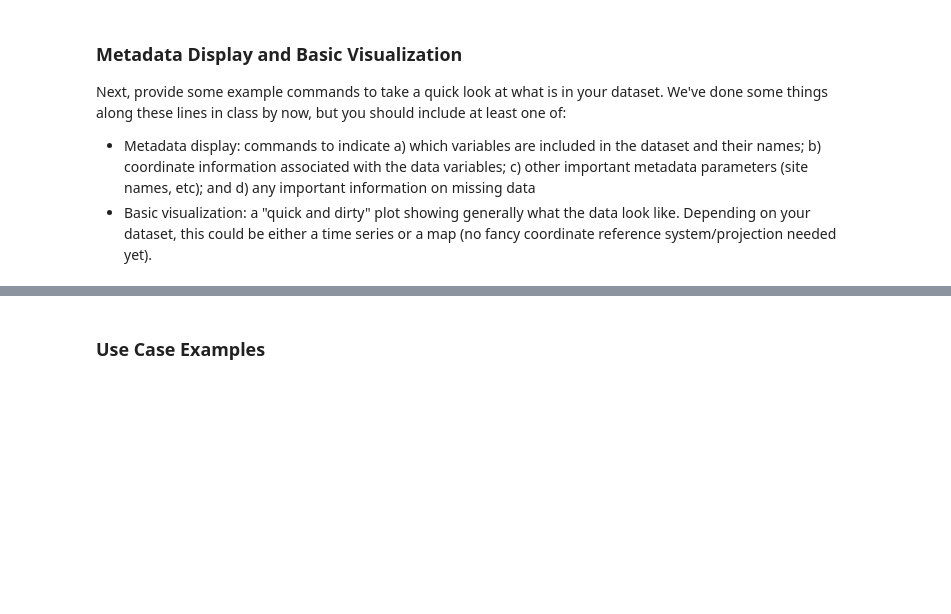
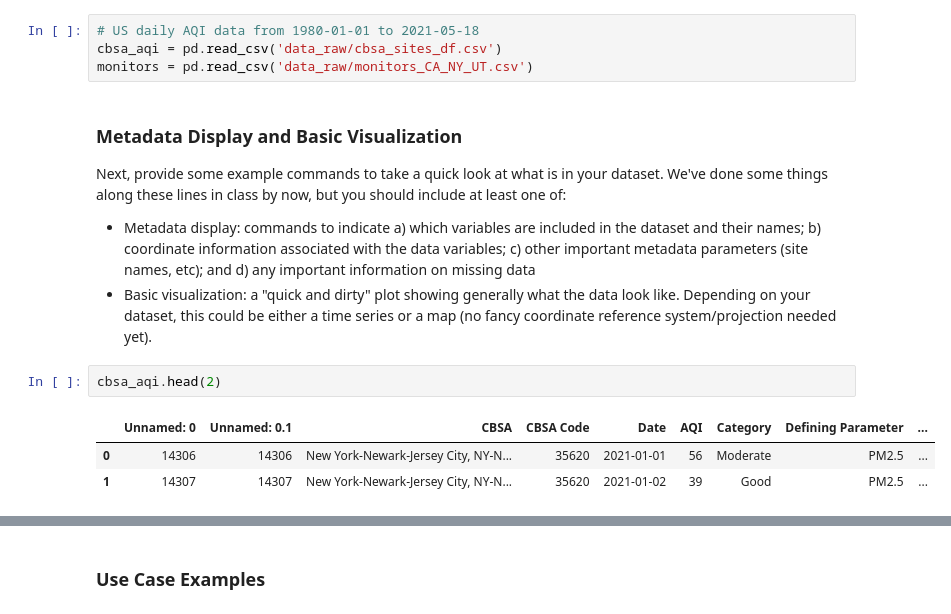
Before and after one commit to aqi-science/notebook, a Jupyter notebook: HW3_template.ipynb, the cells around one changed output, grey strips where cells are left out. Drawn from its saved outputs; the diff is of its cells as text; blank space fills up the shorter version.

```diff
--- a/HW3_template.ipynb
+++ b/HW3_template.ipynb
@@ -89,3 +176,7 @@ _Since we will be running these notebooks in class during Weeks 9 and 10_, here
+# %%
+# US daily AQI data from 1980-01-01 to 2021-05-18
+cbsa_aqi = pd.read_csv('data_raw/cbsa_sites_df.csv')
+monitors = pd.read_csv('data_raw/monitors_CA_NY_UT.csv')
 # %% [markdown]
 <a id='display'></a>
 ### Metadata Display and Basic Visualization
@@ -94,3 +185,9 @@ Next, provide some example commands to take a quick look at what is in your data
 
 - Metadata display: commands to indicate a) which variables are included in the dataset and their names; b) coordinate information associated with the data variables; c) other important metadata parameters (site names, etc); and d) any important information on missing data
 - Basic visualization: a "quick and dirty" plot showing generally what the data look like. Depending on your dataset, this could be either a time series or a map (no fancy coordinate reference system/projection needed yet).
+# %%
+cbsa_aqi.head(2)
+# %% [output]
+|  | Unnamed: 0 | Unnamed: 0.1 | CBSA | CBSA Code | Date | AQI | Category | Defining Parameter | ... |
+| 0 | 14306 | 14306 | New York-Newark-Jersey City, NY-N... | 35620 | 2021-01-01 | 56 | Moderate | PM2.5 | ... |
+| 1 | 14307 | 14307 | New York-Newark-Jersey City, NY-N... | 35620 | 2021-01-02 | 39 | Good | PM2.5 | ... |
```
Also changed, not shown: parts of 17 cells of this notebook, 7 other files.
